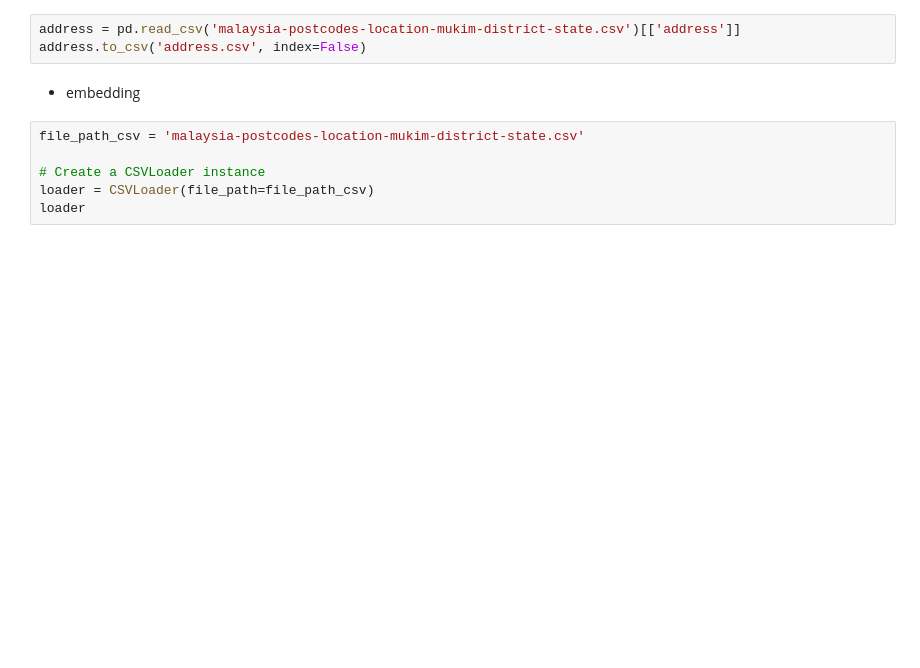
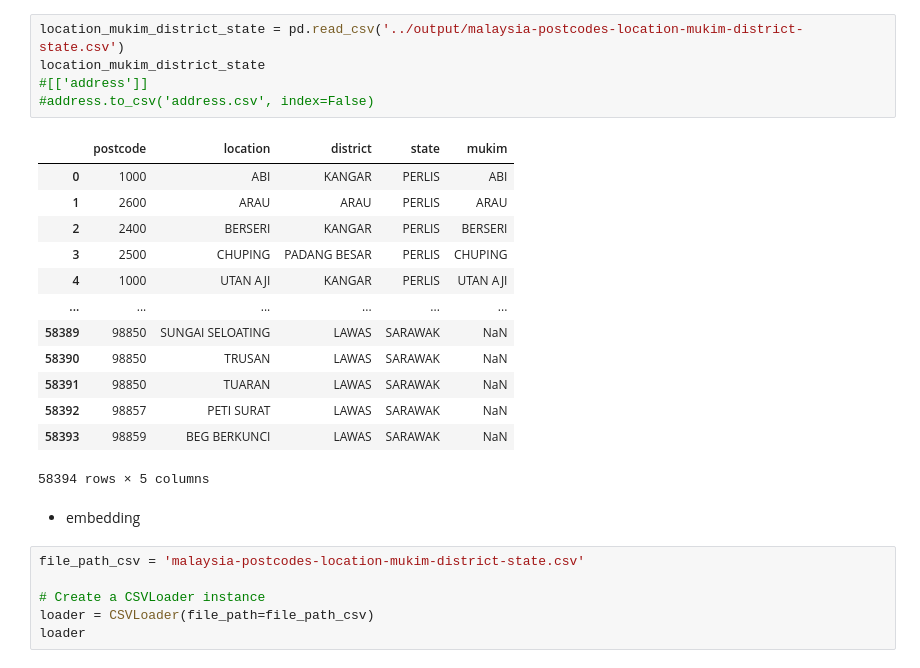
Before and after one commit to izardy/postcode-district-subdistrict-mapper, a Jupyter notebook: notebook/embedding.ipynb, the cells around one changed output. Drawn from its saved outputs; the diff is of its cells as text; blank space fills up the shorter version.

```diff
--- a/notebook/embedding.ipynb
+++ b/notebook/embedding.ipynb
@@ -13,6 +11,22 @@ ModuleNotFoundError: No module named 'langchain_community'
 # %%
-address = pd.read_csv('malaysia-postcodes-location-mukim-district-state.csv')[['address']]
-address.to_csv('address.csv', index=False)
+location_mukim_district_state = pd.read_csv('../output/malaysia-postcodes-location-mukim-district-state.csv')
+location_mukim_district_state
+#[['address']]
+#address.to_csv('address.csv', index=False)
+# %% [output]
+|  | postcode | location | district | state | mukim |
+| 0 | 1000 | ABI | KANGAR | PERLIS | ABI |
+| 1 | 2600 | ARAU | ARAU | PERLIS | ARAU |
+| 2 | 2400 | BERSERI | KANGAR | PERLIS | BERSERI |
+| 3 | 2500 | CHUPING | PADANG BESAR | PERLIS | CHUPING |
+| 4 | 1000 | UTAN AJI | KANGAR | PERLIS | UTAN AJI |
+| ... | ... | ... | ... | ... | ... |
+| 58389 | 98850 | SUNGAI SELOATING | LAWAS | SARAWAK | NaN |
+| 58390 | 98850 | TRUSAN | LAWAS | SARAWAK | NaN |
+| 58391 | 98850 | TUARAN | LAWAS | SARAWAK | NaN |
+| 58392 | 98857 | PETI SURAT | LAWAS | SARAWAK | NaN |
+| 58393 | 98859 | BEG BERKUNCI | LAWAS | SARAWAK | NaN |
+58394 rows × 5 columns
 # %% [markdown]
 - embedding
 # %%
```
Also changed, not shown: parts of 1 cell of this notebook, 2 other files.
